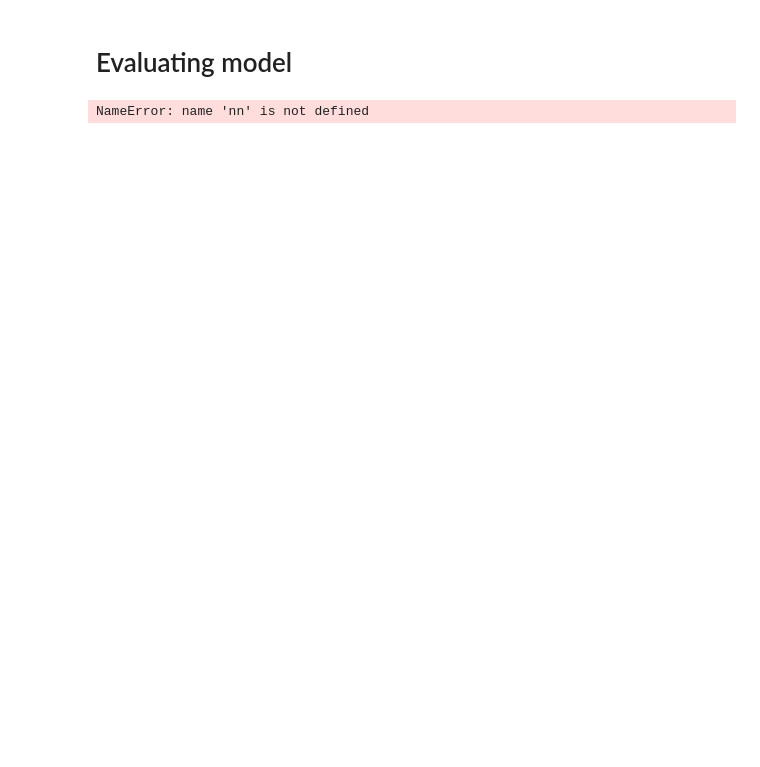
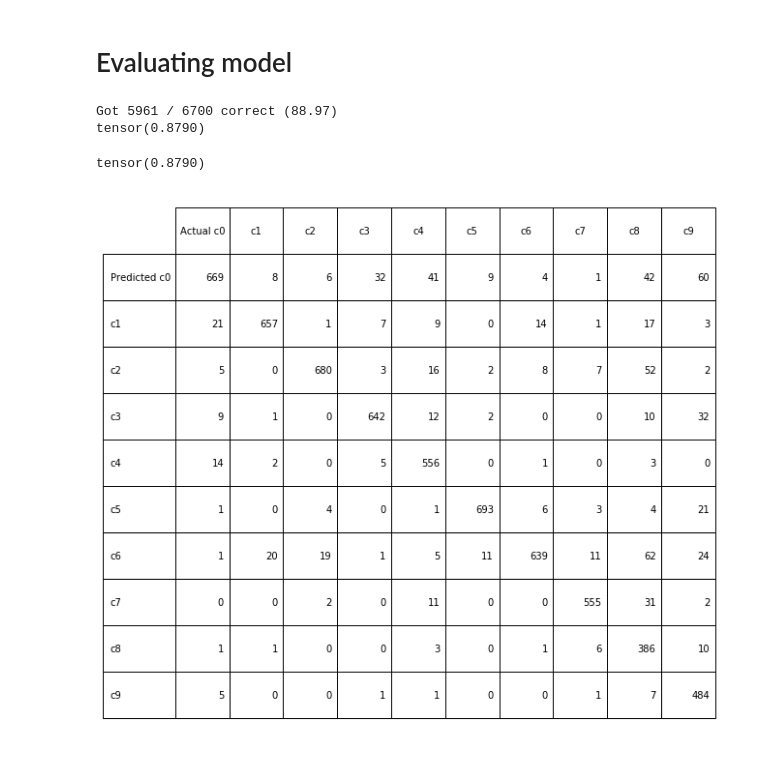
Before and after one commit to xjtn18/RKJ-175-Project, a Jupyter notebook: project/PyTorch Model.ipynb, the cells around one changed output. Drawn from its saved outputs; the diff is of its cells as text; code cells hidden in the pictures; blank space fills up the shorter version.

Commit message:
added confusion matrix function

```diff
--- a/project/PyTorch Model.ipynb
+++ b/project/PyTorch Model.ipynb
@@ -204,10 +204,33 @@ print(min(loss_history))
 # %%
 %autoreload
 
-#Helper.evaluate(model, Xval, Yval, Xval.shape[0], DTYPE)
+Helper.evaluate(model, Xval, Yval, Xval.shape[0], DTYPE)
 Helper.multiclass_log_loss(model, Xval, Yval, Xval.shape[0], DTYPE)
 # %% [output]
-NameError: name 'nn' is not defined
+Got 5961 / 6700 correct (88.97)
+tensor(0.8790)
+tensor(0.8790)
+# %%
+
+matrix = Helper.confusion_matrix(model, Xval, Yval, Xval.shape[0], DTYPE)
+# x axis = actual value
+# y axis = predicted value
+# %%
+%autoreload
+fig, axs = plt.subplots(figsize = (10, 10))
+axs.axis('tight')
+axs.axis('off')
+
+rows = ['Actual c0', 'c1', 'c2', 'c3', 'c4', 'c5', 'c6', 'c7', 'c8', 'c9']
+cols = rows.copy()
+cols[0] = 'Predicted c0'
+
+
+df = pd.DataFrame(np.array(matrix), columns=rows, index=cols)
+table = axs.table(cellText=df.values, colLabels = df.columns, rowLabels = df.index,  loc='center')
+table.scale(1, 4)
+# %% [output]
+[figure, added]
 # %%
 #parameter tuning
 %autoreload
```
Also changed, not shown: parts of 8 cells of this notebook, 1 other file.
